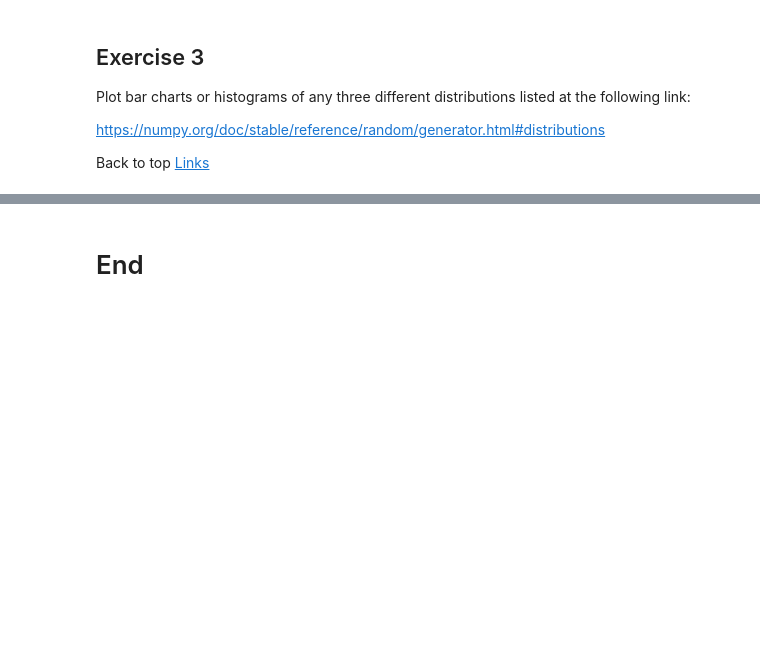
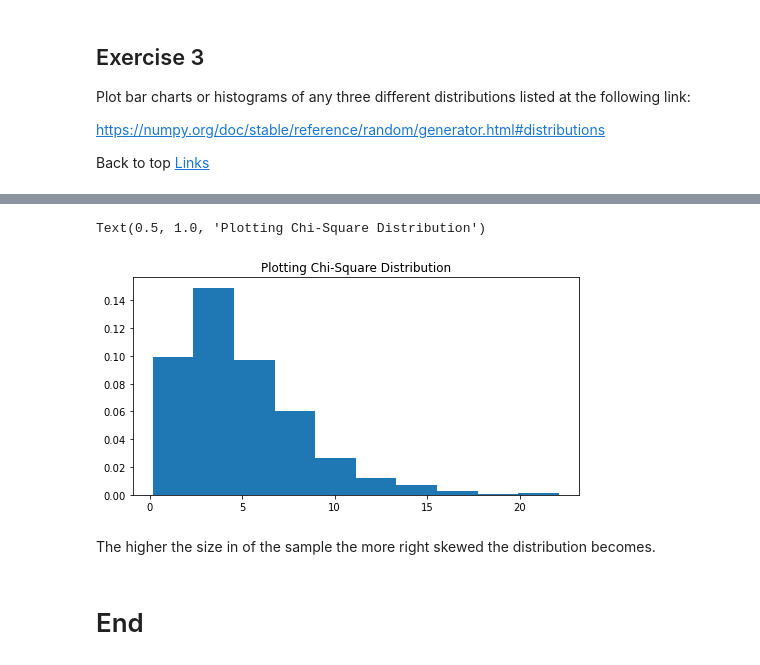
Before and after one commit to evaczeydapommersheim/Funddata---assessment, a Jupyter notebook: Practicals/02-Randomness.ipynb, the cells around one changed output, grey strips where cells are left out. Drawn from its saved outputs; the diff is of its cells as text; code cells hidden in the pictures; blank space fills up the shorter version.

```diff
--- a/Practicals/02-Randomness.ipynb
+++ b/Practicals/02-Randomness.ipynb
@@ -275,2 +284,14 @@ Text(0.5, 1.0, 'Plotting Lognormal Distribution samples')
+# %%
+chisq = np.random.default_rng().chisquare(5,1000)
+# %%
+# Determining the size of the plot
+fig, ax = plt.subplots(figsize=(8, 4))
+plt.hist(chisq, density=True)
+plt.title("Plotting Chi-Square Distribution")
+# %% [output]
+Text(0.5, 1.0, 'Plotting Chi-Square Distribution')
+[figure, added]
+# %% [markdown]
+The higher the size in of the sample the more right skewed the distribution becomes.
 # %% [markdown]
 # End
```
Also changed, not shown: parts of 20 cells of this notebook, 3 other files.
